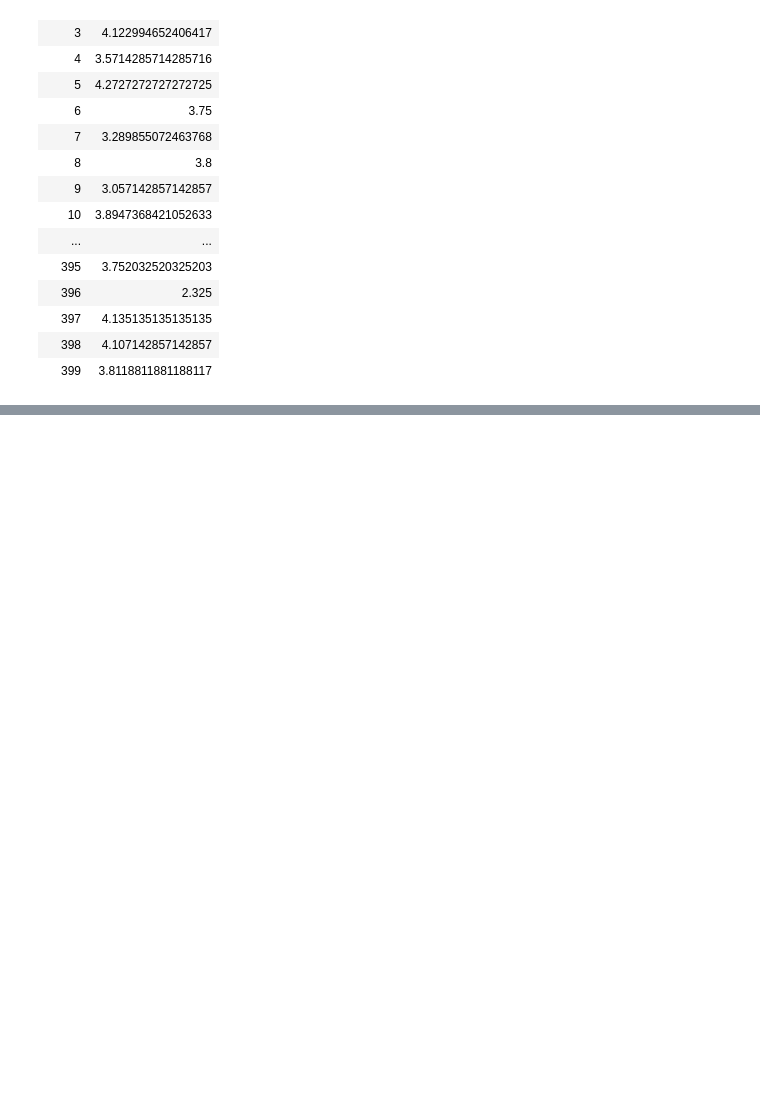
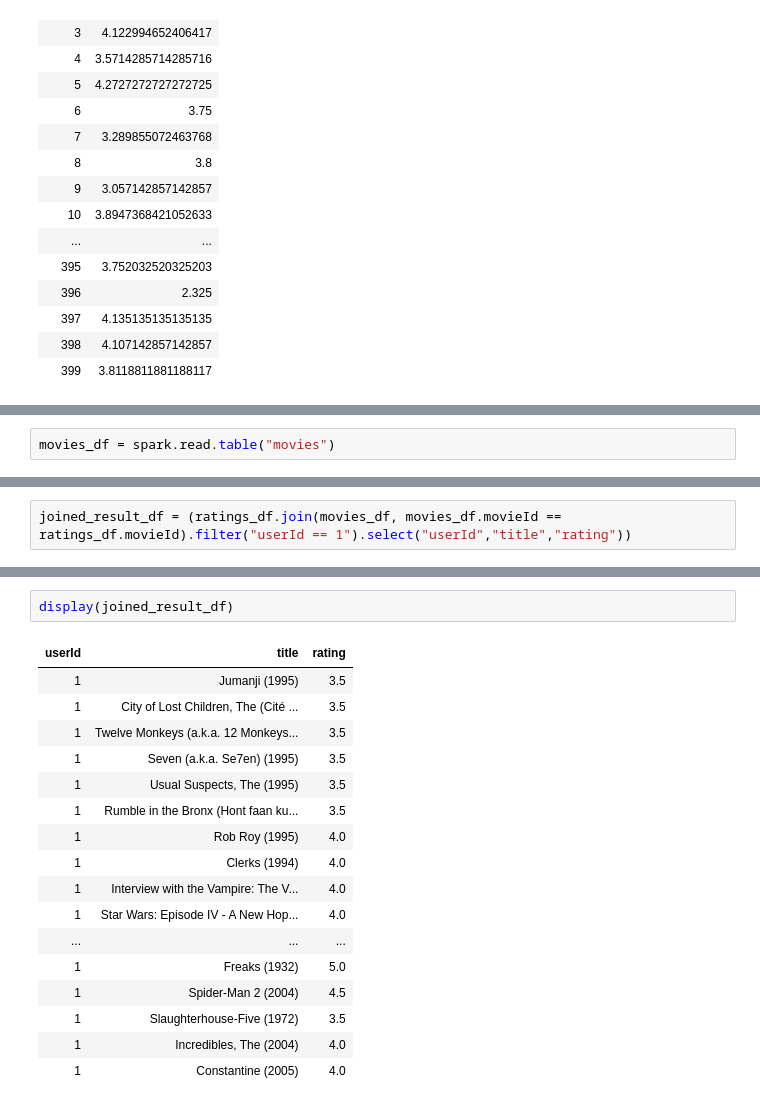
Before and after one commit to rmusti/azuredatabricks, a Jupyter notebook: 2 Reading Data.ipynb, the cells around one changed output, grey strips where cells are left out. Drawn from its saved outputs; the diff is of its cells as text; blank space fills up the shorter version.

```diff
--- a/2 Reading Data.ipynb
+++ b/2 Reading Data.ipynb
@@ -155,0 +178,2 @@ ORDER BY userID ASC
+# %%
+movies_df = spark.read.table("movies")
@@ -155,0 +186,2 @@ ORDER BY userID ASC
+# %%
+joined_result_df = (ratings_df.join(movies_df, movies_df.movieId == ratings_df.movieId).filter("userId == 1").select("userId","title","rating"))
@@ -155,0 +190,20 @@ ORDER BY userID ASC
+# %%
+display(joined_result_df)
+# %% [output]
+| userId | title | rating |
+| 1 | Jumanji (1995) | 3.5 |
+| 1 | City of Lost Children, The (Cité ... | 3.5 |
+| 1 | Twelve Monkeys (a.k.a. 12 Monkeys... | 3.5 |
+| 1 | Seven (a.k.a. Se7en) (1995) | 3.5 |
+| 1 | Usual Suspects, The (1995) | 3.5 |
+| 1 | Rumble in the Bronx (Hont faan ku... | 3.5 |
+| 1 | Rob Roy (1995) | 4.0 |
+| 1 | Clerks (1994) | 4.0 |
+| 1 | Interview with the Vampire: The V... | 4.0 |
+| 1 | Star Wars: Episode IV - A New Hop... | 4.0 |
+| ... | ... | ... |
+| 1 | Freaks (1932) | 5.0 |
+| 1 | Spider-Man 2 (2004) | 4.5 |
+| 1 | Slaughterhouse-Five (1972) | 3.5 |
+| 1 | Incredibles, The (2004) | 4.0 |
+| 1 | Constantine (2005) | 4.0 |
```
Also changed, not shown: parts of 4 cells of this notebook.
